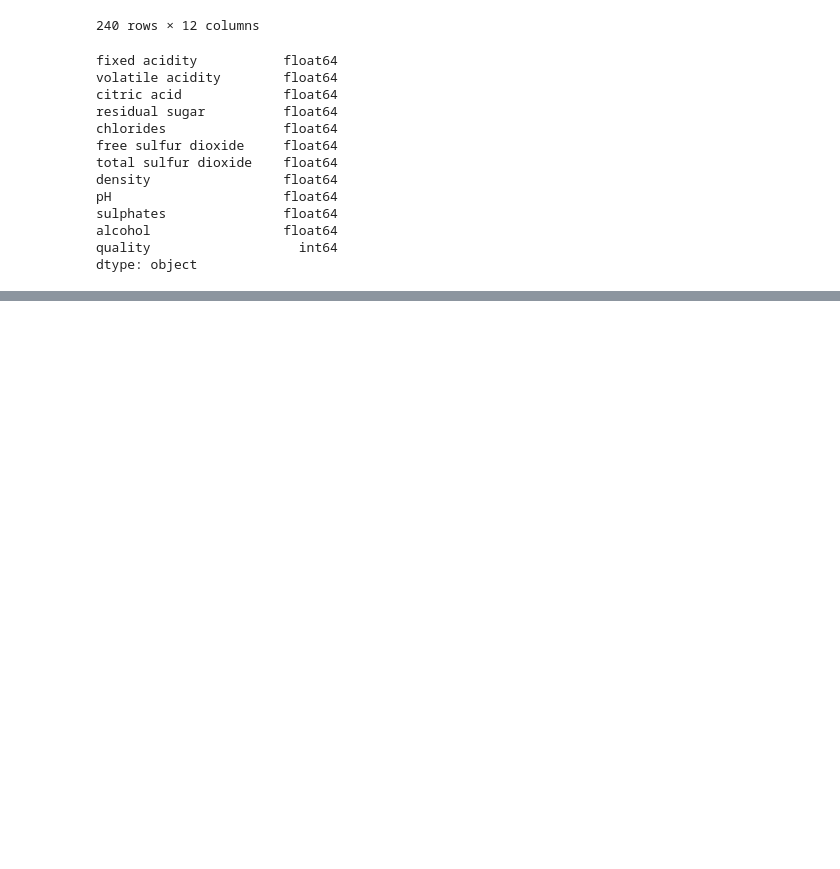
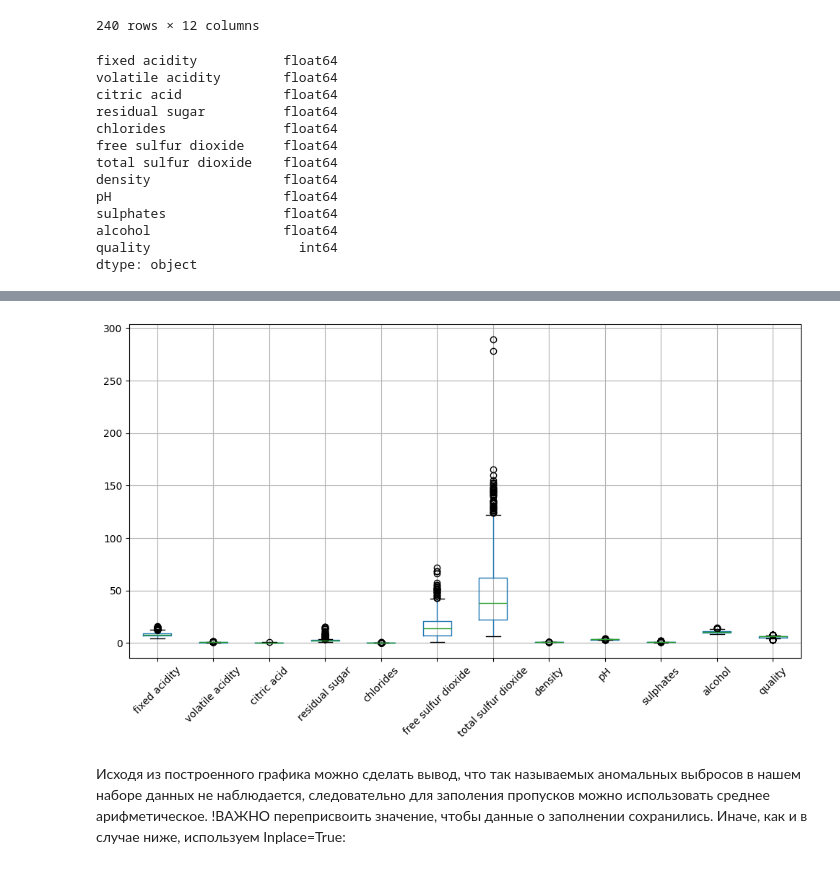
Before and after one commit to topj0bstule/ML_Course, a Jupyter notebook: hw02_/hw02_notebook.ipynb, the cells around one changed output, grey strips where cells are left out. Cells and saved outputs as stored; diff of their text form; code cells hidden in the pictures; blank space fills up the shorter version.

```diff
--- a/hw02_/hw02_notebook.ipynb
+++ b/hw02_/hw02_notebook.ipynb
@@ -149,0 +161,13 @@ dtype: object
+# %%
+import matplotlib.pyplot as plt
+import seaborn as sbn
+
+
+df.boxplot(figsize=(12, 6))
+plt.xticks(rotation=45)
+plt.show()
+# %% [output]
+[figure, added]
+# %% [markdown]
+Исходя из построенного графика можно сделать вывод, что так называемых аномальных выбросов в нашем наборе данных не наблюдается, следовательно для заполения пропусков можно использовать среднее арифметическое.
+!ВАЖНО переприсвоить значение, чтобы данные о заполнении сохранились. Иначе, как и в случае ниже, используем Inplace=True:
```
Also changed, not shown: parts of 48 cells of this notebook, 2 other files.
